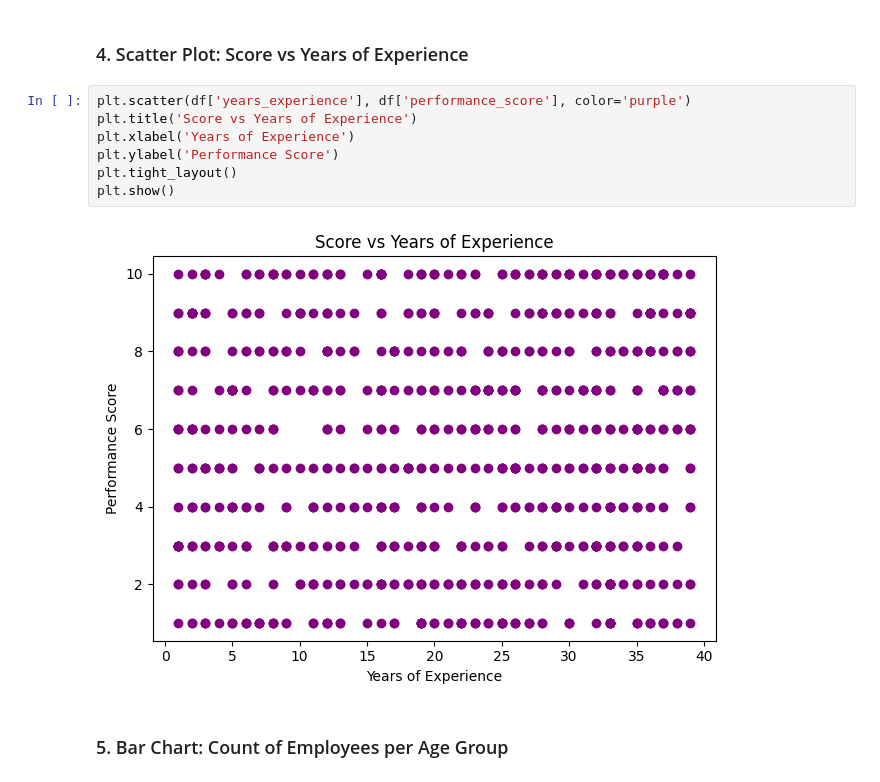
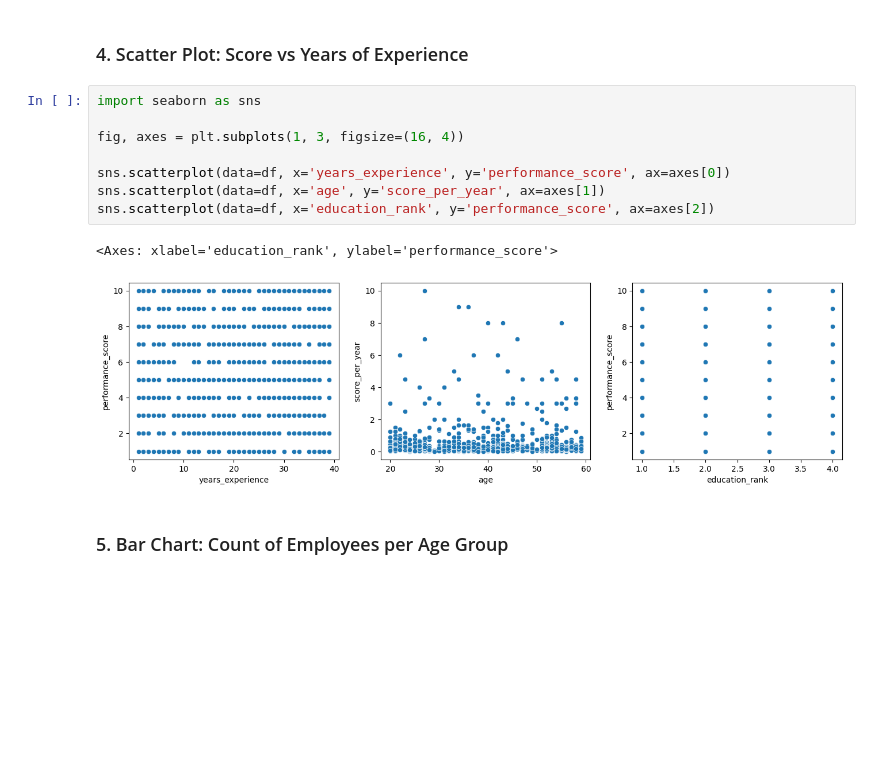
Before and after one commit to raquem-annierose/PolyTech-final-output, a Jupyter notebook: employee_performance_analysis.ipynb, the cells around one changed output. Saved outputs shown, nothing was run; the diff lists cells and outputs as text; blank space fills up the shorter version.

```diff
--- a/employee_performance_analysis.ipynb
+++ b/employee_performance_analysis.ipynb
@@ -297,14 +327,16 @@ Mean: 5.49
 # %% [markdown]
 ### 4. Scatter Plot: Score vs Years of Experience
 # %%
-plt.scatter(df['years_experience'], df['performance_score'], color='purple')
-plt.title('Score vs Years of Experience')
-plt.xlabel('Years of Experience')
-plt.ylabel('Performance Score')
-plt.tight_layout()
-plt.show()
+import seaborn as sns
+
+fig, axes = plt.subplots(1, 3, figsize=(16, 4))
+
+sns.scatterplot(data=df, x='years_experience', y='performance_score', ax=axes[0])
+sns.scatterplot(data=df, x='age', y='score_per_year', ax=axes[1])
+sns.scatterplot(data=df, x='education_rank', y='performance_score', ax=axes[2])
 # %% [output]
+<Axes: xlabel='education_rank', ylabel='performance_score'>
-[figure, old version]
+[figure, new version]
 # %% [markdown]
 ### 5. Bar Chart: Count of Employees per Age Group
 # %%
```
Also changed, not shown: parts of 3 cells of this notebook, 2 other files.
